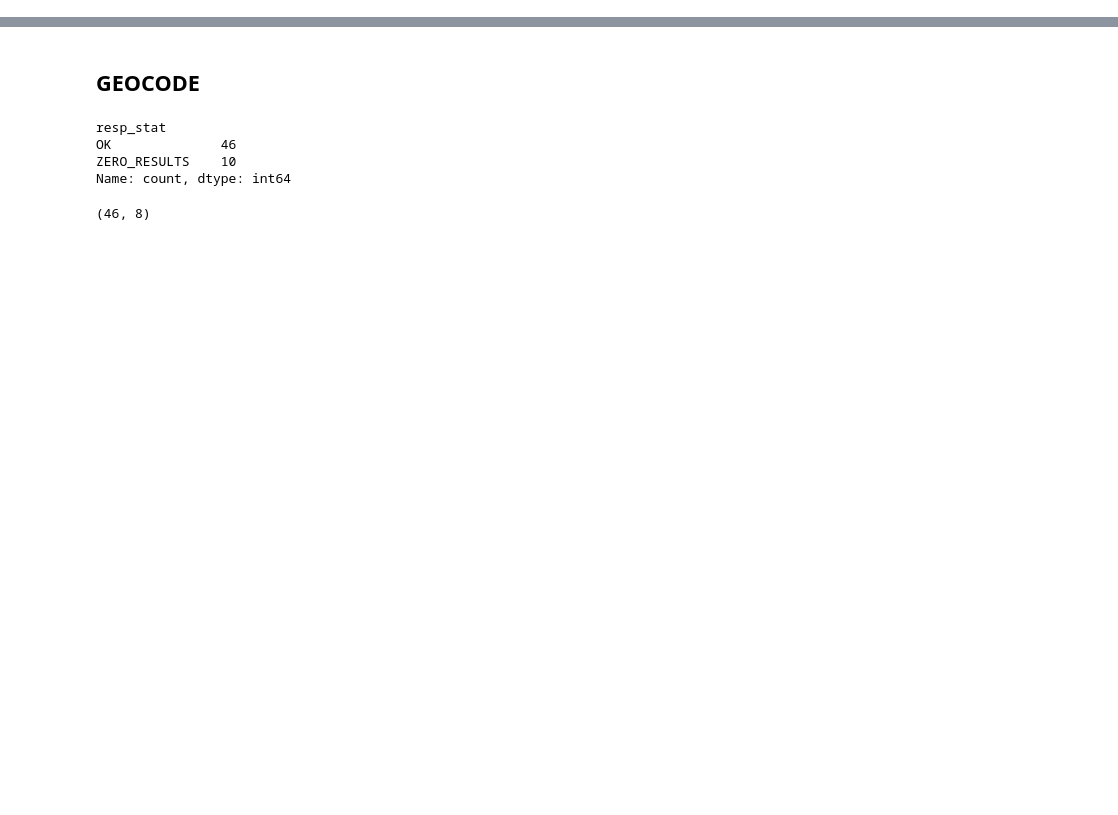
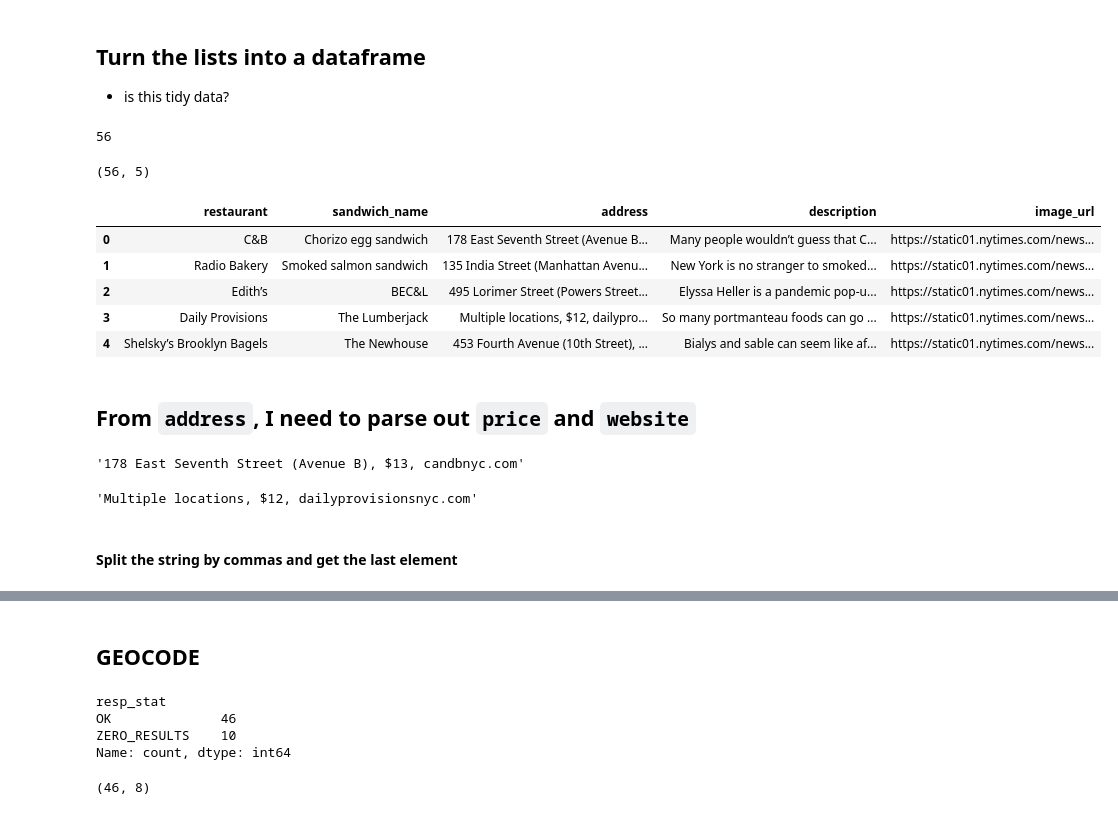
Before and after one commit to dan-dewitz/Mapping-Iconic-NYC-Sandwiches, a Jupyter notebook: create_sandwich_map.ipynb, the cells around one changed output, grey strips where cells are left out. Cells and saved outputs as stored; diff of their text form; code cells hidden in the pictures; blank space fills up the shorter version.

```diff
--- a/create_sandwich_map.ipynb
+++ b/create_sandwich_map.ipynb
@@ -162,0 +124,2 @@ sand_df
+# %%
+images_cleaned = images[6:]
@@ -162,0 +146,12 @@ sand_df
+# %%
+# Lists to store valid image URLs
+valid_images = []
+
+for img in images_cleaned:
+    img_url = img.get("src")  # Get the image URL
+    if img_url:
+        if "big_assets" in img_url:
+            if img_url.endswith("-2.png"):  # Keep only if it ends with "-2.png"
+                valid_images.append(img_url)
+        else:
+            valid_images.append(img_url)  # Keep all other images
@@ -162,0 +196,5 @@ sand_df
+# %%
+descriptions.pop(0)
+restaurants.pop(0)
+sandwich_names.pop(0)
+valid_images.pop(0)
@@ -162,0 +239,45 @@ sand_df
+# %% [markdown]
+## Turn the lists into a dataframe
+
+- is this tidy data?
+# %%
+import pandas as pd
+
+data = {
+    'restaurant': restaurants,
+    'sandwich_name': sandwich_names,
+    'address': addresses,
+    'description': descriptions,
+    'image_url': valid_images
+}
+
+df = pd.DataFrame(data)
+# %%
+df['sandwich_name'].nunique()
+# %% [output]
+56
+# %%
+df.shape
+# %% [output]
+(56, 5)
+# %%
+df.head()
+# %% [output]
+|  | restaurant | sandwich_name | address | description | image_url |
+| 0 | C&B | Chorizo egg sandwich | 178 East Seventh Street (Avenue B... | Many people wouldn’t guess that C... | https://static01.nytimes.com/news... |
+| 1 | Radio Bakery | Smoked salmon sandwich | 135 India Street (Manhattan Avenu... | New York is no stranger to smoked... | https://static01.nytimes.com/news... |
+| 2 | Edith’s | BEC&L | 495 Lorimer Street (Powers Street... | Elyssa Heller is a pandemic pop-u... | https://static01.nytimes.com/news... |
+| 3 | Daily Provisions | The Lumberjack | Multiple locations, $12, dailypro... | So many portmanteau foods can go ... | https://static01.nytimes.com/news... |
+| 4 | Shelsky’s Brooklyn Bagels | The Newhouse | 453 Fourth Avenue (10th Street), ... | Bialys and sable can seem like af... | https://static01.nytimes.com/news... |
+# %% [markdown]
+## From `address`, I need to parse out `price` and `website`
+# %%
+df['address'][0]
+# %% [output]
+'178 East Seventh Street (Avenue B), $13, candbnyc.com'
+# %%
+df['address'][3]
+# %% [output]
+'Multiple locations, $12, dailyprovisionsnyc.com'
+# %% [markdown]
+#### Split the string by commas and get the last element
```
Also changed, not shown: parts of 99 cells of this notebook.
